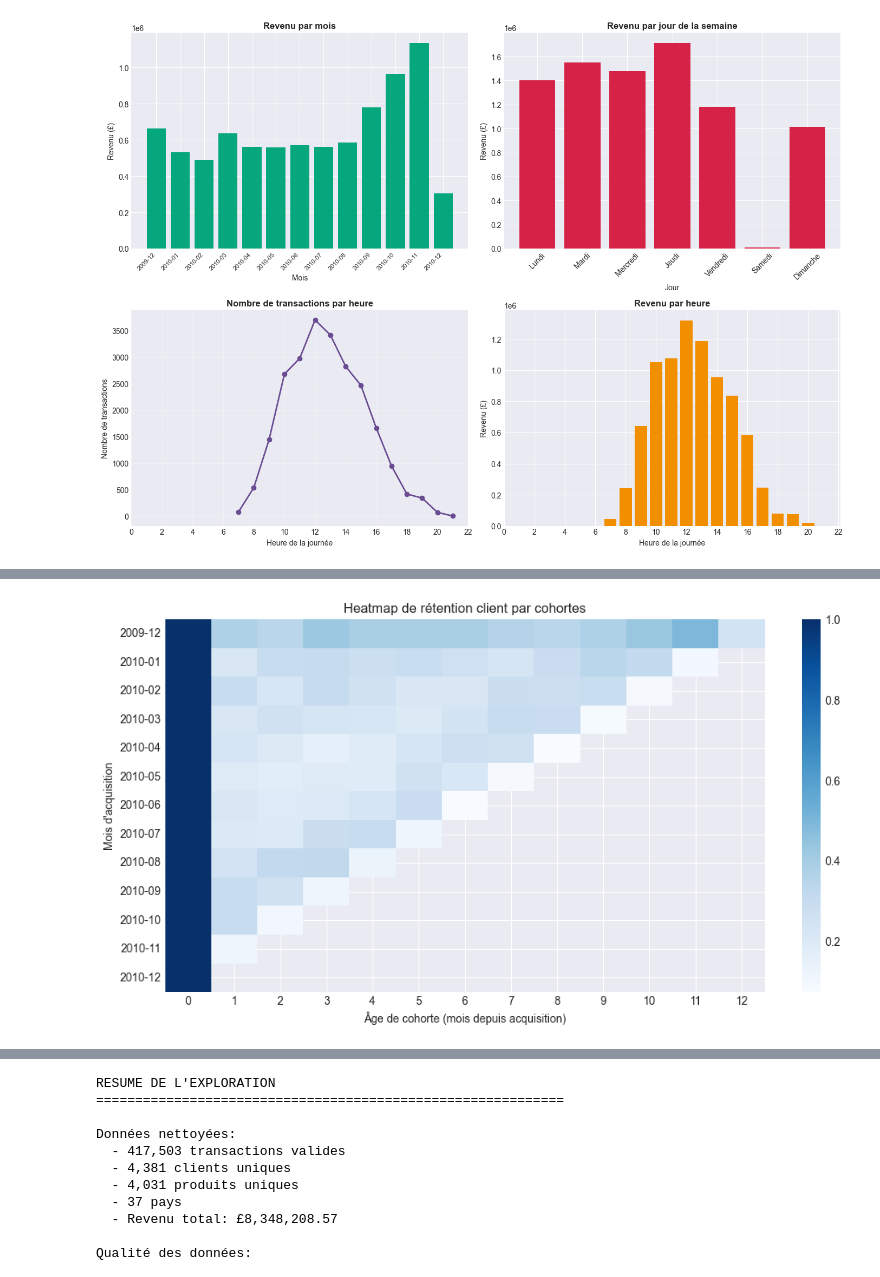
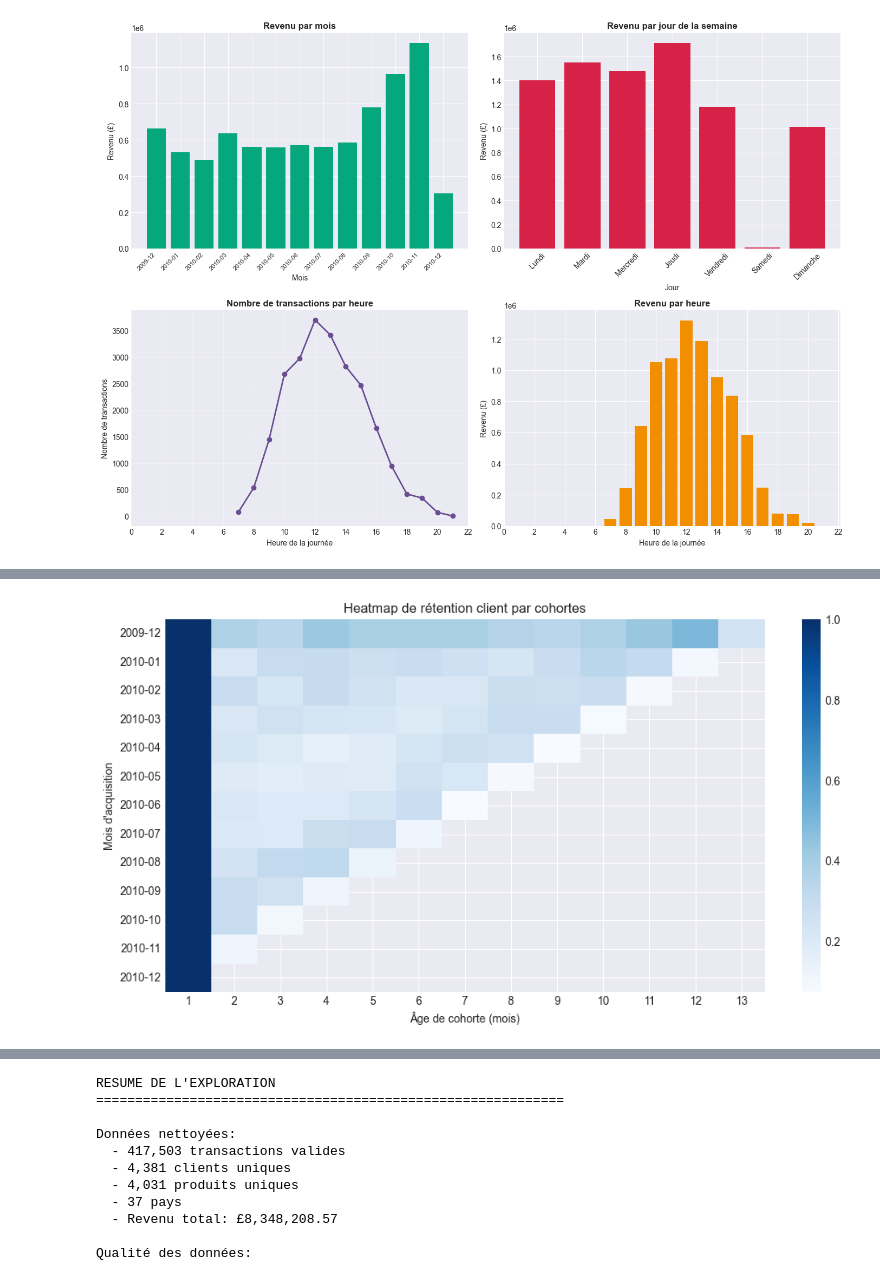
Before and after one commit to Alfred0404/data_visualisation_projet_final, a Jupyter notebook: notebooks/01_exploration.ipynb, the cells around one changed output, grey strips where cells are left out. Cells and saved outputs as stored; diff of their text form; code cells hidden in the pictures.

```diff
--- a/notebooks/01_exploration.ipynb
+++ b/notebooks/01_exploration.ipynb
@@ -55,10 +67,11 @@ pd.set_option('display.width', 1000)
 # %%
 # Chemin vers le fichier Excel
-data_path = r"/Users/maximedutertre/Desktop/Ecole/ECE/4eme annee/data-visualisation/projet_final/data/raw/online_retail_II.xlsx"
+from pathlib import Path
 
-# Chargement du fichier Excel (peut prendre quelques secondes)
-print("Chargement des données en cours...")
+data_path = Path("../data/raw/online_retail_II.xlsx")
 df_raw = pd.read_excel(data_path)
+
+
 
 print(f"Données chargées: {df_raw.shape[0]:,} lignes et {df_raw.shape[1]} colonnes")
 print(f"Période: {df_raw['InvoiceDate'].min()} à {df_raw['InvoiceDate'].max()}")
@@ -526,45 +679,52 @@ plt.show()
 # %%
-# Analyse des cohortes de clients
 
-# 1. Ajout de la colonne InvoiceMonth
+# COHORTES : Construction & Heatmap de rétention
+
+
+# 1. Ajout de la colonne InvoiceMonth (période mensuelle)
 df['InvoiceMonth'] = df['InvoiceDate'].dt.to_period('M')
 
 # 2. Mois de première commande du client (cohorte)
 cohort_data = (
     df.groupby('Customer ID')['InvoiceMonth']
       .min()
       .rename('CohortMonth')
       .reset_index()
 )
 
 df_cohort = df.merge(cohort_data, on='Customer ID')
 
-# 3. Calcul de l'index de cohorte (base 0 : acquisition = M+0)
-# CohortIndex = nombre de mois depuis la première transaction
-df_cohort['CohortIndex'] = (df_cohort['InvoiceMonth'] - df_cohort['CohortMonth']).apply(lambda x: x.n)
+# 3. Fonction calcul âge cohorte
+def cohort_period(row):
+    return (
+        (row['InvoiceMonth'].year - row['CohortMonth'].year)*12 +
+        (row['InvoiceMonth'].month - row['CohortMonth'].month) + 1
+    )
+
+df_cohort['CohortIndex'] = df_cohort.apply(cohort_period, axis=1)
 
 # 4. Tableau rétention
 cohort_pivot = (
     df_cohort
     .groupby(['CohortMonth', 'CohortIndex'])['Customer ID']
     .nunique()
     .reset_index()
     .pivot(index='CohortMonth', columns='CohortIndex', values='Customer ID')
 )
 
 # 5. Normalisation (rétention)
 cohort_size = cohort_pivot.iloc[:, 0]
 retention = cohort_pivot.divide(cohort_size, axis=0)
 
 # 6. Heatmap
 plt.figure(figsize=(12,6))
 sns.heatmap(retention, cmap='Blues', annot=False, cbar=True)
 plt.title("Heatmap de rétention client par cohortes")
-plt.xlabel("Âge de cohorte (mois depuis acquisition)")
+plt.xlabel("Âge de cohorte (mois)")
 plt.ylabel("Mois d'acquisition")
 plt.show()
 # %% [output]
-[figure, old version]
+[figure, new version]
 # %% [markdown]
 ### Interprétation - Analyse des cohortes
 
```
Also changed, not shown: parts of 32 cells of this notebook.
